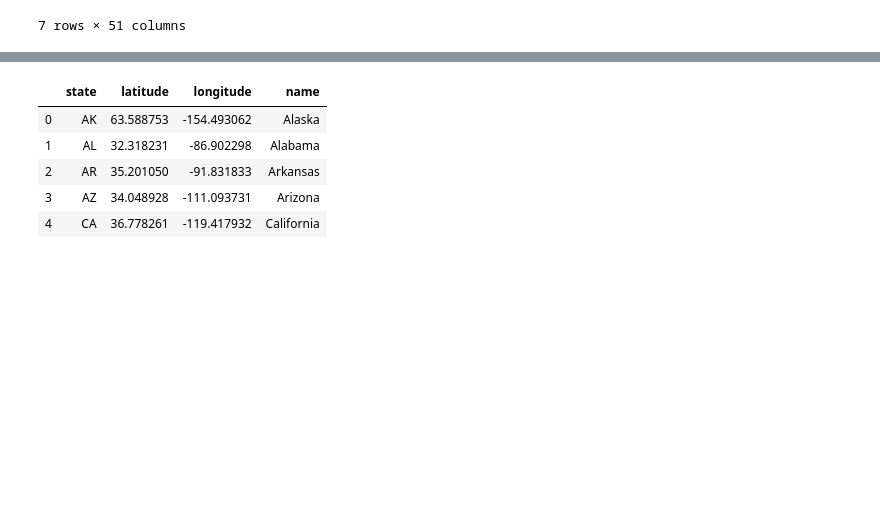
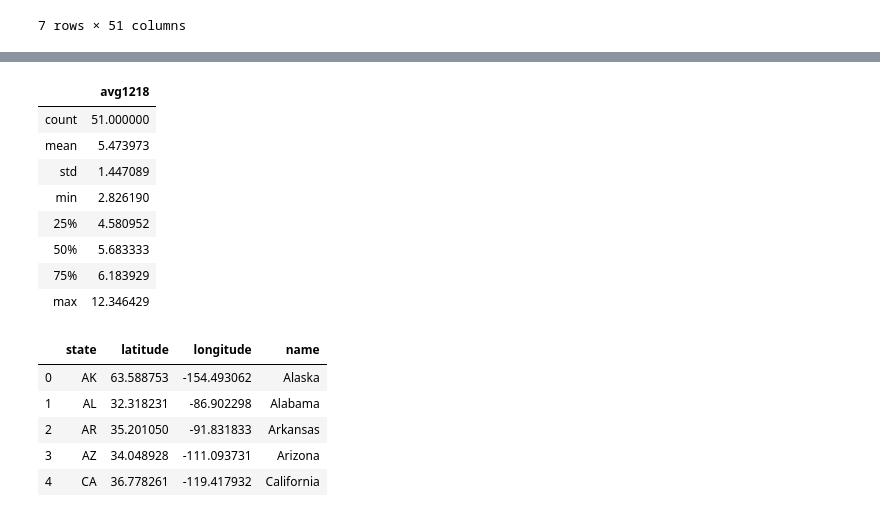
Before and after one commit to jasmine73317/Project-1_Unemployment_data, a Jupyter notebook: cleaning_data-state_avg_map2-12-18-done-Copy1.ipynb, the cells around one changed output, grey strips where cells are left out. Drawn from its saved outputs; the diff is of its cells as text; code cells hidden in the pictures; blank space fills up the shorter version.

```diff
--- a/cleaning_data-state_avg_map2-12-18-done-Copy1.ipynb
+++ b/cleaning_data-state_avg_map2-12-18-done-Copy1.ipynb
@@ -552,3 +551,15 @@ avg_file_2_df.head()
+# %%
+avg_file_2_df.describe()
+# %% [output]
+|  | avg1218 |
+| count | 51.000000 |
+| mean | 5.473973 |
+| std | 1.447089 |
+| min | 2.826190 |
+| 25% | 4.580952 |
+| 50% | 5.683333 |
+| 75% | 6.183929 |
+| max | 12.346429 |
 # %%
 df = pd.read_csv("states.csv",delimiter="\t")
 df.head()
```
Also changed, not shown: parts of 26 cells of this notebook, 4 other files.
